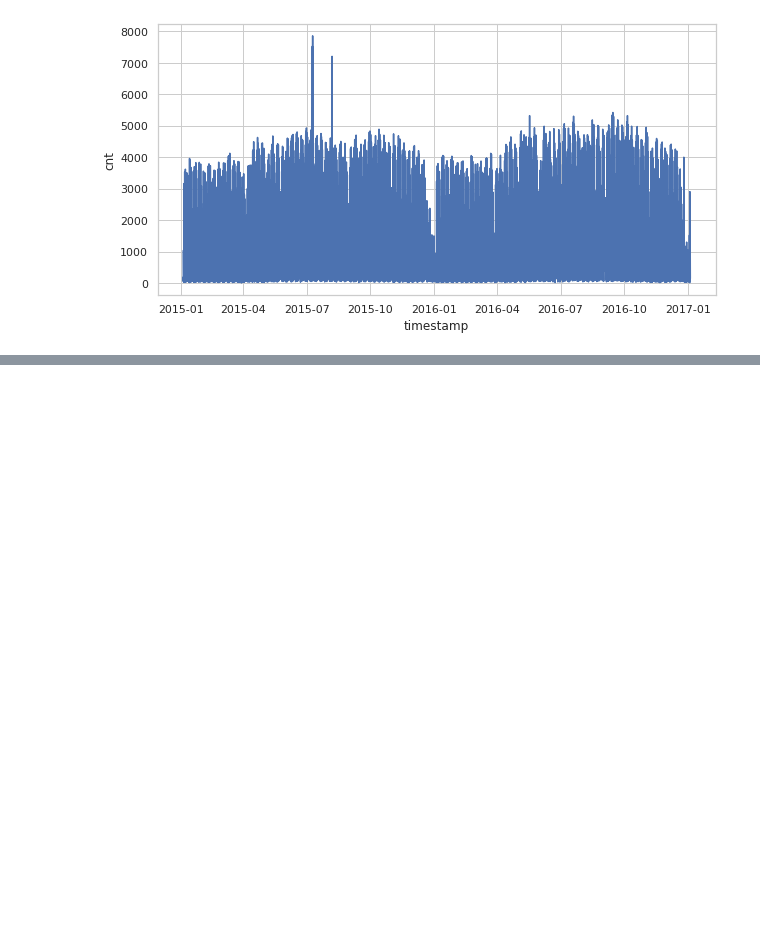
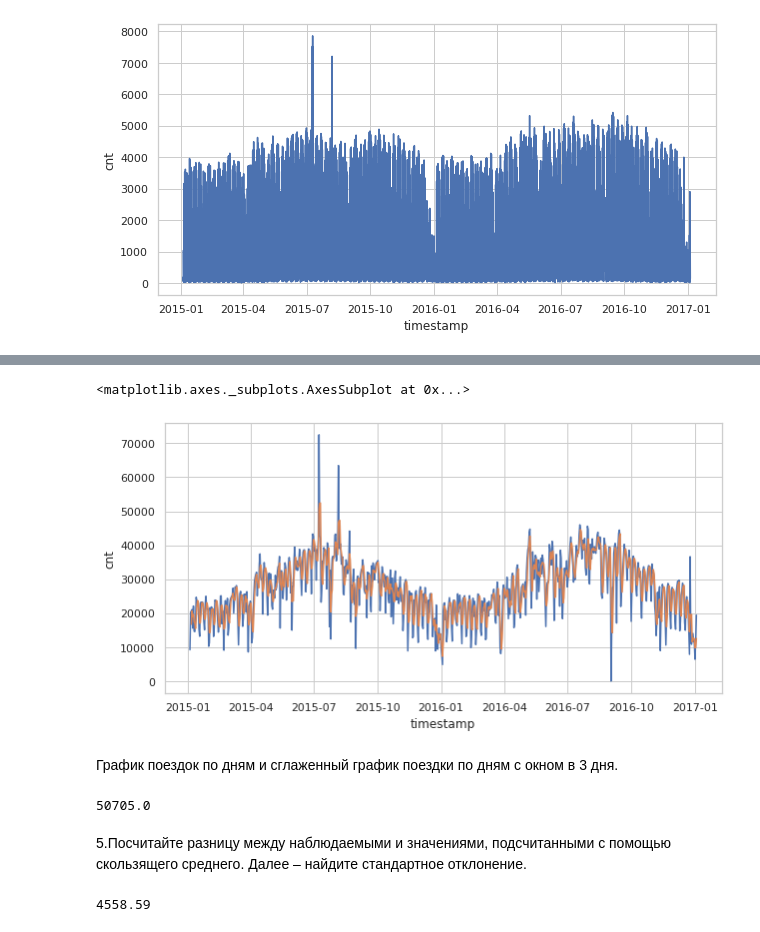
Before and after one commit to VPonomarev42/LearningRep, a Jupyter notebook: stats/stats_miniproject_3.ipynb, the cells around one changed output, grey strips where cells are left out. Saved outputs shown, nothing was run; the diff lists cells and outputs as text; code cells hidden in the pictures; blank space fills up the shorter version.

```diff
--- a/stats/stats_miniproject_3.ipynb
+++ b/stats/stats_miniproject_3.ipynb
@@ -122,0 +157,14 @@ sns.lineplot(data=count_by_date, x='timestamp', y='cnt')
+# %%
+sns.lineplot(data=cnt_by_day.to_frame().reset_index(), x='timestamp', y='cnt')
+sns.lineplot(data=cnt_by_day_rolling_mean.to_frame().reset_index(), x='timestamp', y='cnt')
+# %% [output]
+<matplotlib.axes._subplots.AxesSubplot at 0x...>
+[figure, added]
+# %% [markdown]
+График поездок по дням и сглаженный график поездки по дням с окном в 3 дня.
+# %%
+cnt_by_day_rolling_mean['2015-07-09']
+# %% [output]
+50705.0
+# %% [markdown]
+5.Посчитайте разницу между наблюдаемыми и значениями, подсчитанными с помощью скользящего среднего. Далее – найдите стандартное отклонение.
@@ -122,0 +173,4 @@ sns.lineplot(data=count_by_date, x='timestamp', y='cnt')
+# %%
+np.round(np.std(diff_cnt), 2)
+# %% [output]
+4558.59
```
Also changed, not shown: parts of 7 cells of this notebook.
